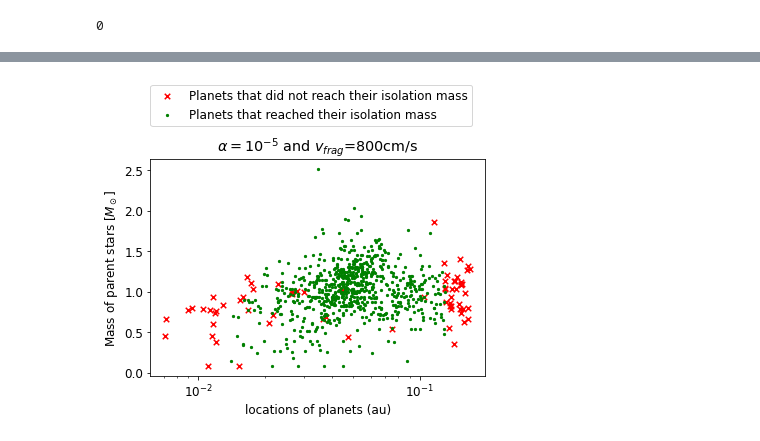
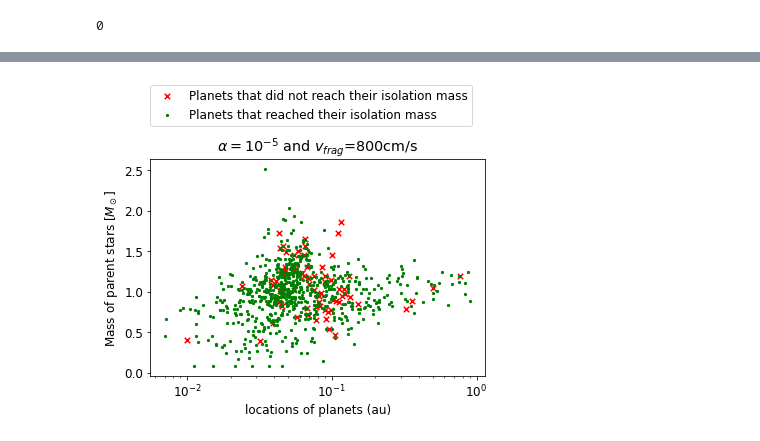
Before and after one commit to JayashreeNarayan/Summer-2023---Pebble-Predictor-Analyses, a Jupyter notebook: Main.ipynb, the cells around one changed output, grey strips where cells are left out. Drawn from its saved outputs; the diff is of its cells as text; code cells hidden in the pictures.

```diff
--- a/Main.ipynb
+++ b/Main.ipynb
@@ -74,4 +54,4 @@ timegrid[0]
 # %%
-I=np.load("isolp_full.npy")
+I=np.load("NPYs/isolp_full.npy") # percentage of planets that reach their isolation mass
 print(I)
 # %% [output]
@@ -99,3 +66,8 @@ q=10                                #number of planets being considered from the
+# %%
+isol=I
+A=[10**-5,10**-4,10**-3,10**-2]                            #alpha values
+V=np.linspace(100,1000,10)            #vfrag values
+q=10                                #number of planets being considered from the list
 # %%
 AA,VV = np.meshgrid(A,V)
 # %%
@@ -195,13 +126,8 @@ ax.scatter(VFRAG,ALPHA,s=6,facecolors='none', edgecolors='black')
 # %%
-df=pd.read_csv("C:\\Users\\Dell\\OneDrive\\Documents\\IISERM\\INTERNSHIPS\\Joanna Drazkowska\\with_errors.csv"
-               ,index_col=False)
-
-# Delete duplicate rows based on specific columns
-df2 = df.drop_duplicates(subset=["Planet Name"], keep='first')
-
 MStar_list=df2["mass of star (solar masses)"].values.tolist()        #in terms of solar masses
 location_array=df2["semi major axis (au)"].values.tolist()           #in terms of au
 Rstar_array=df2["radius of star (solar radius)"].values.tolist()
 Metallicity=df2["metallicity = log(k)*metallicity of sun"].values.tolist()           #Making a list of all themetallicity values
 pl_mass=df2["planet mass (earth mass)"].values.tolist()
 pl_rad=df2["planet radius (earth radius)"].values.tolist()
+print(len(pl_rad))
@@ -459,5 +192,5 @@ print(len(df2))
 # %%
-df=pd.read_csv("C:\\Users\\Dell\\OneDrive\\Documents\\IISERM\\INTERNSHIPS\\Joanna Drazkowska\\with_errors.csv"
+df=pd.read_csv("with_errors2.csv"
                ,index_col=False)
 
 # Delete duplicate rows based on specific columns
@@ -497,5 +214,5 @@ df2
 # %%
-final=np.load("Final_full.npy")
+final=np.load("NPYs/Final_full.npy")
 pos=[]
 pos2=[]
 
@@ -520,34 +237,34 @@ for i in range(798):
         pos2.append(i)
 
 #print(lala)
 for i in pos:
     locations.append(location_array[i])
 
     massofstar.append(MStar_list[i])
     Metallicityofstar.append(Metallicity[i])
     radiusofstar.append(Rstar_array[i])
 
 
 for i in pos2:
     locations2.append(location_array[i])
     massofstar2.append(MStar_list[i])
     Metallicityofstar2.append(Metallicity[i])
     radiusofstar2.append(Rstar_array[i])
 
 #print(len(pos2))
 #print(len(pos))
 plt.scatter(locations,massofstar,s=30,color="red",label="Planets that did not reach their isolation mass" , marker='x')
 plt.scatter(locations2,massofstar2,s=5,color="green",label="Planets that reached their isolation mass")
 #plt.xlim(0,1)
 #plt.ylim(0,3)
 
 plt.xlabel("locations of planets (au)")
 plt.ylabel(r"Mass of parent stars [$M_\odot$]")
 plt.legend(loc=(0,1.15))
 plt.title(r"$\alpha = 10^{-5}$ and $v_{frag}$=800cm/s")
 plt.xscale("log")
 # %% [output]
-[figure, old version]
+[figure, new version]
 # %%
 plt.scatter(locations,Metallicityofstar,s=30,color="red",label="Planets that did not reach their isolation mass", marker='x')
 plt.scatter(locations2,Metallicityofstar2,s=5,color="green",label="Planets that reached their isolation mass")
```
Also changed, not shown: parts of 62 cells of this notebook, 7 other files.
